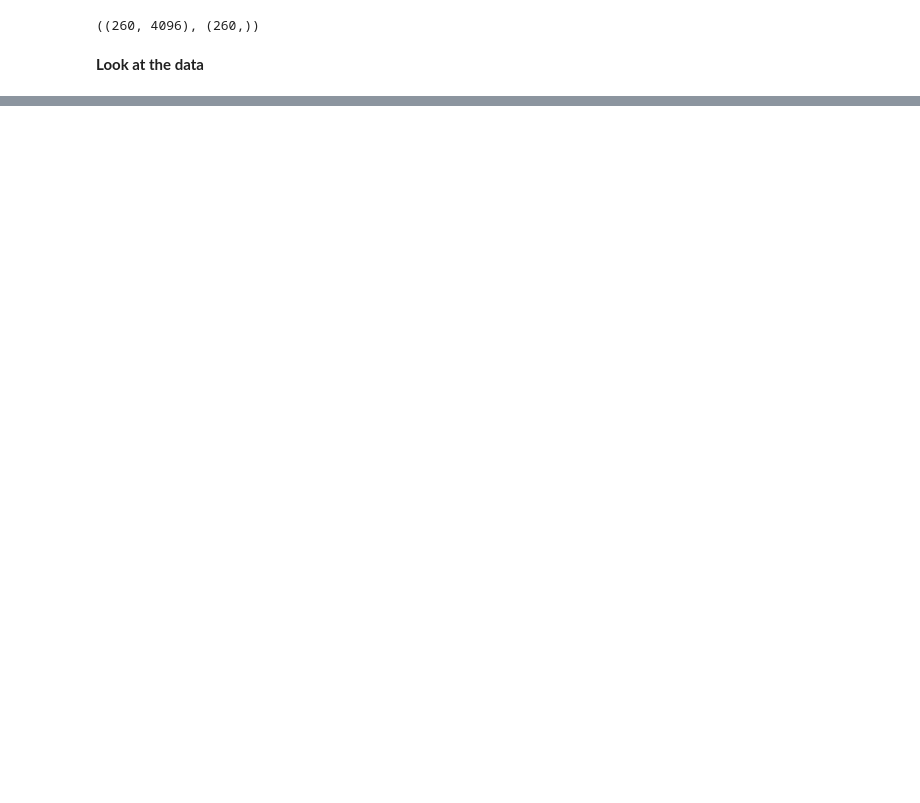
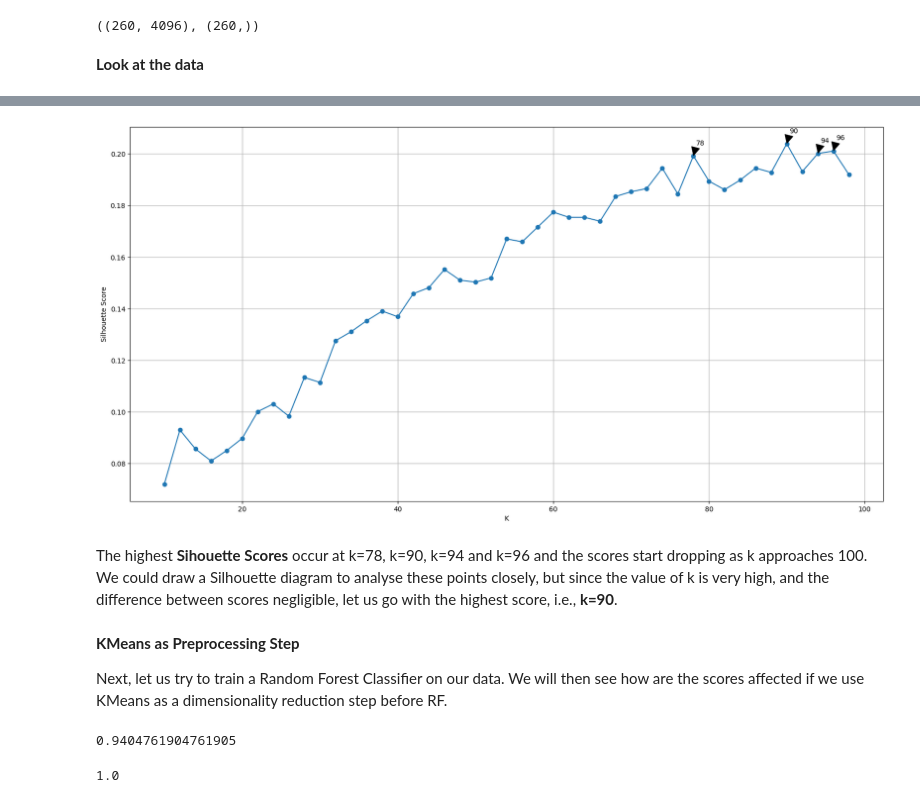
Before and after one commit to the-gauss/tiny-projects-ml, a Jupyter notebook: olivetti_faces/olivetti_faces.ipynb, the cells around one changed output, grey strips where cells are left out. Drawn from its saved outputs; the diff is of its cells as text; code cells hidden in the pictures; blank space fills up the shorter version.

```diff
--- a/olivetti_faces/olivetti_faces.ipynb
+++ b/olivetti_faces/olivetti_faces.ipynb
@@ -55,0 +84,43 @@ draw_faces(X_train, 2, 5)
+# %%
+kmeans_per_k = [cluster.KMeans(n_clusters=k, random_state=42).fit(X_train)
+                for k in range(10, 100, 2)]
+silhouette_scores = [metrics.silhouette_score(X_train, model.labels_) for model in kmeans_per_k]
+# %%
+# Plot the silhouette scores
+plt.figure(figsize=(20, 10))
+plt.plot(ks, silhouette_scores, 'o-')  # 'o-' adds circle markers to the line
+plt.grid()
+plt.xlabel('K')
+plt.ylabel('Silhouette Score')
+
+# Find the four highest silhouette scores and their corresponding k values
+highest_scores = sorted(zip(silhouette_scores, ks), reverse=True)[:4]
+
+# Annotate the four highest points
+for score, k in highest_scores:
+    plt.annotate(k,
+                 xy=(k, score),
+                 xytext=(10, 14),  # Slight offset to avoid overlapping the point
+                 textcoords='offset points',
+                 arrowprops=dict(facecolor='black', shrink=0.05),
+                 horizontalalignment='center', verticalalignment='bottom')
+
+plt.show()
+# %% [output]
+[figure, added]
+# %% [markdown]
+The highest **Sihouette Scores** occur at k=78, k=90, k=94 and k=96 and the scores start dropping as k approaches 100. We could draw a Silhouette diagram to analyse these points closely, but since the value of k is very high, and the difference between scores negligible, let us go with the highest score, i.e., **k=90**.
+# %% [markdown]
+**KMeans as Preprocessing Step**
+
+Next, let us try to train a Random Forest Classifier on our data. We will then see how are the scores affected if we use KMeans as a dimensionality reduction step before RF.
+# %%
+rf_clf = ensemble.RandomForestClassifier()
+rf_clf.fit(X_train, y_train)
+rf_clf.score(X_val, y_val)
+# %% [output]
+0.9404761904761905
+# %%
+rf_clf.score(X_train, y_train)
+# %% [output]
+1.0
```
Also changed, not shown: parts of 41 cells of this notebook.
